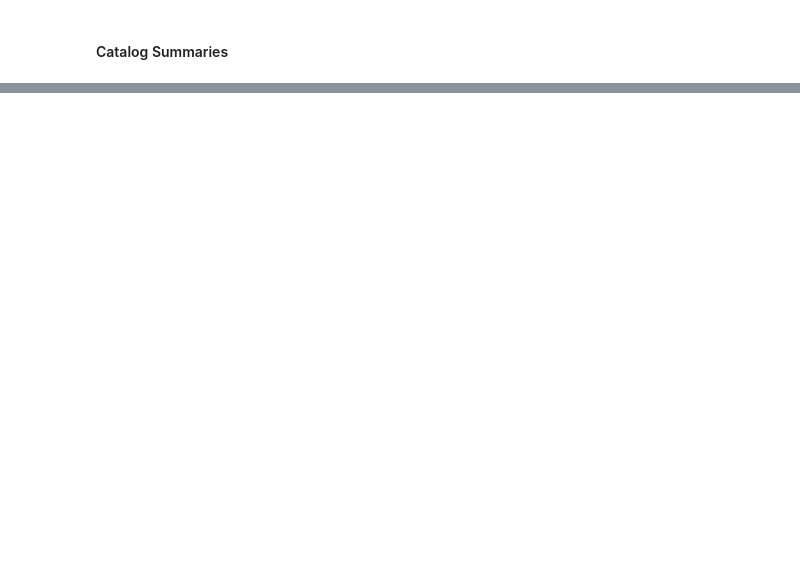
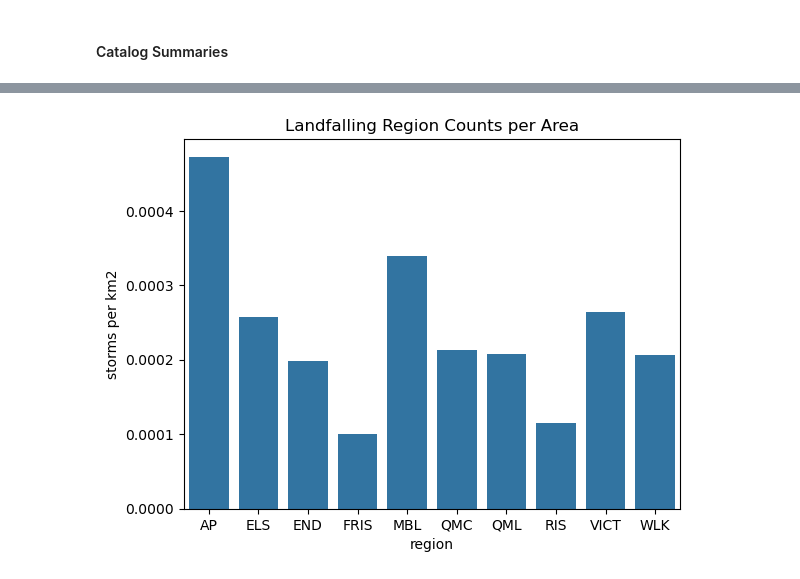
Before and after one commit to jbbutler/extreme_antarctic_ARs, a Jupyter notebook: notebooks/paper_plots.ipynb, the cells around one changed output, grey strips where cells are left out. Saved outputs shown, nothing was run; the diff lists cells and outputs as text; code cells hidden in the pictures; blank space fills up the shorter version.

```diff
--- a/notebooks/paper_plots.ipynb
+++ b/notebooks/paper_plots.ipynb
@@ -167,0 +192,17 @@ plt.savefig('../plots/paper_plots/spatiotemporal_stitching.png', bbox_inches='ti
+# %%
+# region definitions from Wisconsin folks
+region_defs = {'MBL': [-150, -120],
+               'ELS': [-120, -75],
+               'AP': [-75, -50],
+               'FRIS': [-50, -30],
+               'QML': [-30, 30],
+               'END': [30, 75],
+               'QMC': [80, 120],
+               'WLK': [120, 150],
+               'VICT': [150, 180],
+               'RIS': [-180, -150]}
+
+region_masks = {}
+
+for label, bound in region_defs.items():
+    region_masks[label] = ar_mask.where((ar_mask.lon > bound[0]) & (ar_mask.lon < bound[1]), False)
@@ -167,0 +253,16 @@ plt.savefig('../plots/paper_plots/spatiotemporal_stitching.png', bbox_inches='ti
+# %%
+# getting areas of each region, in km2
+region_areas = {}
+
+for label, mask in region_masks.items():
+    region_areas[label] = (region_masks[label].dot(cell_areas)/(10**6)).values
+# %%
+region_df = landfalling_catalog.groupby('region').size()
+region_df = pd.concat([region_df.rename('count'), pd.Series(region_areas).rename('area')], axis=1, names=['region', 'area'])
+region_df['storms_per_area'] = region_df['count']/region_df['area']
+sns.barplot(data=region_df, x=region_df.index, y='storms_per_area')
+plt.ylabel('storms per km2')
+plt.xlabel('region')
+plt.title('Landfalling Region Counts per Area');
+# %% [output]
+[figure, added]
```
Also changed, not shown: parts of 19 cells of this notebook, 7 other files.
